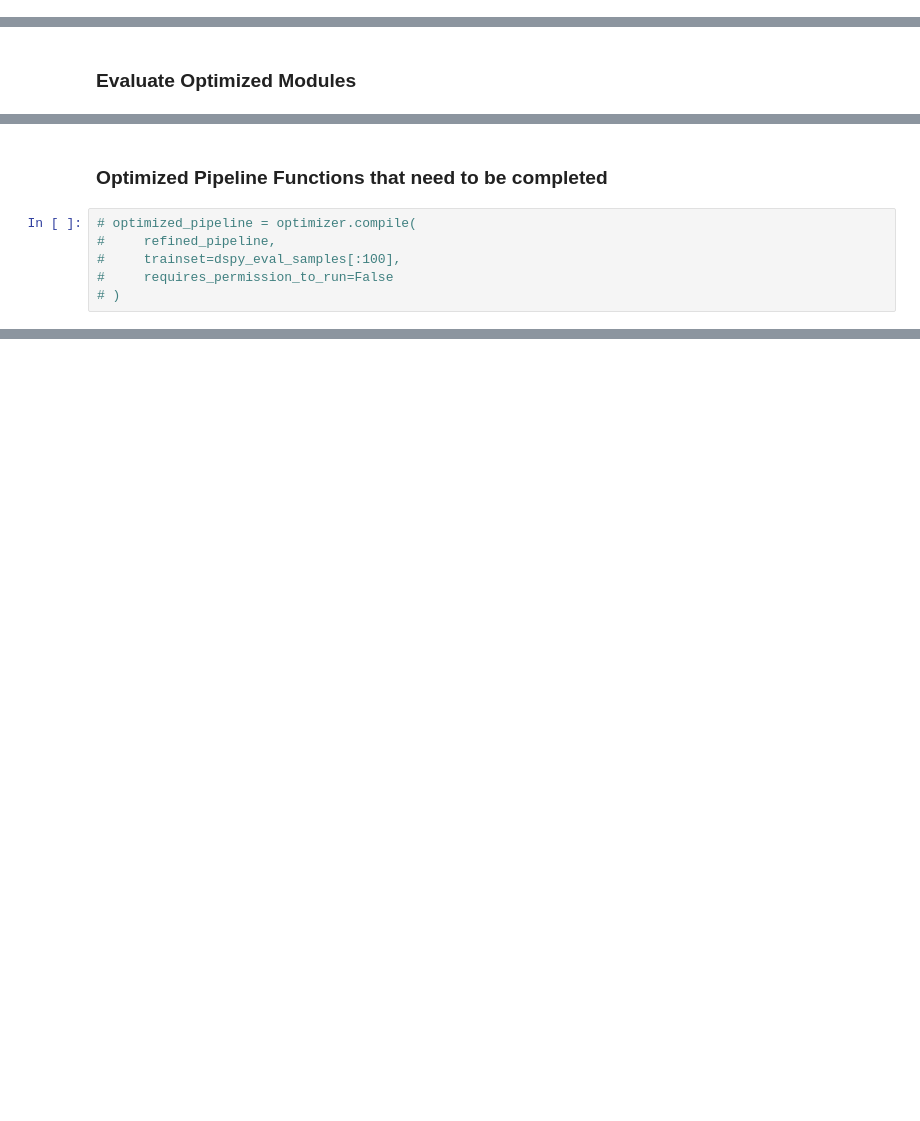
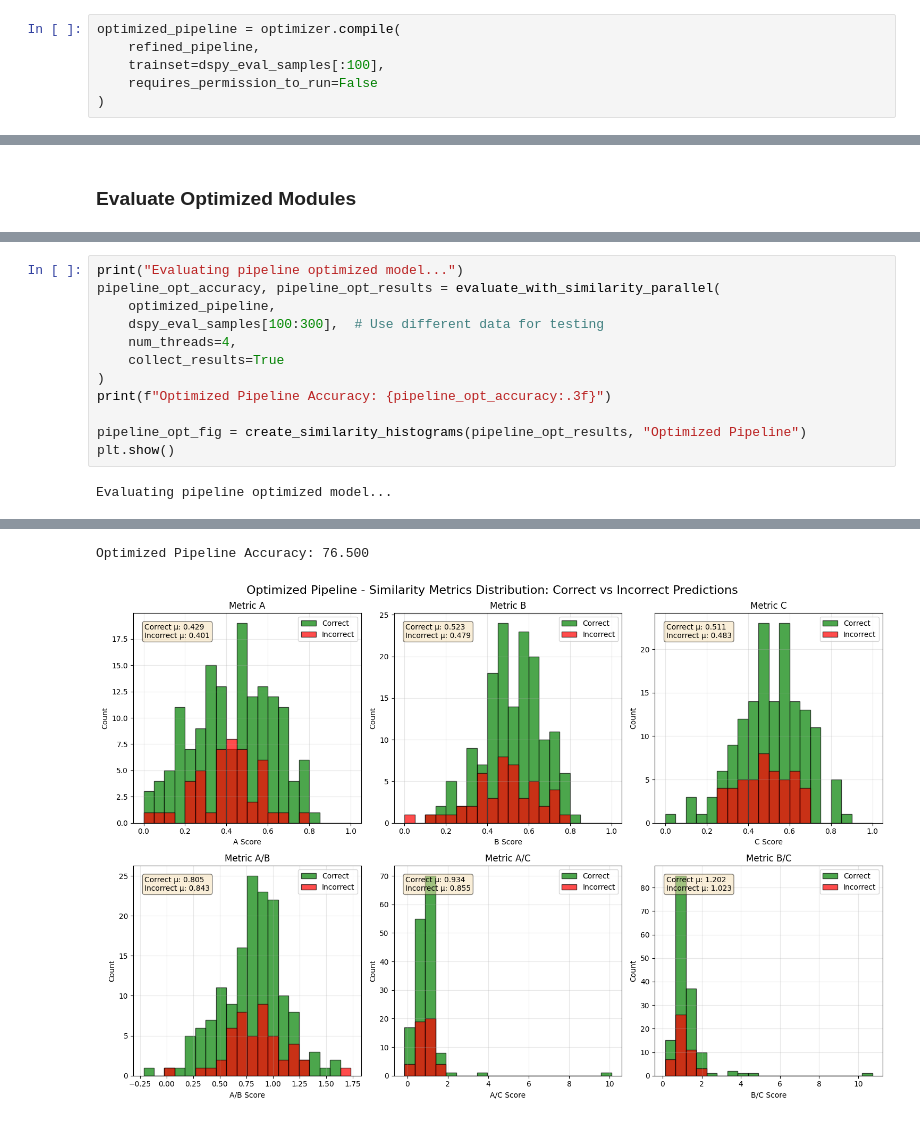
Before and after one commit to yuvallevy09/nlp-with-llms-2025-hw2, a Jupyter notebook: anli_llm copy.ipynb, the cells around one changed output, grey strips where cells are left out. Saved outputs shown, nothing was run; the diff lists cells and outputs as text; blank space fills up the shorter version.

```diff
--- a/anli_llm copy.ipynb
+++ b/anli_llm copy.ipynb
@@ -583,0 +580,6 @@ Running without program aware proposer.
+# %%
+optimized_pipeline = optimizer.compile(
+    refined_pipeline,
+    trainset=dspy_eval_samples[:100],
+    requires_permission_to_run=False
+)
@@ -599,8 +667,14 @@ plt.show()
-# %% [markdown]
-### Optimized Pipeline Functions that need to be completed
-# %%
-# optimized_pipeline = optimizer.compile(
-#     refined_pipeline,
-#     trainset=dspy_eval_samples[:100],
-#     requires_permission_to_run=False
-# )
+# %%
+print("Evaluating pipeline optimized model...")
+pipeline_opt_accuracy, pipeline_opt_results = evaluate_with_similarity_parallel(
+    optimized_pipeline,
+    dspy_eval_samples[100:300],  # Use different data for testing
+    num_threads=4,
+    collect_results=True
+)
+print(f"Optimized Pipeline Accuracy: {pipeline_opt_accuracy:.3f}")
+
+pipeline_opt_fig = create_similarity_histograms(pipeline_opt_results, "Optimized Pipeline")
+plt.show()
+# %% [output]
+Evaluating pipeline optimized model...
@@ -606,0 +682,2 @@ plt.show()
+Optimized Pipeline Accuracy: 76.500
+[figure, added]
```
Also changed, not shown: parts of 21 cells of this notebook.
